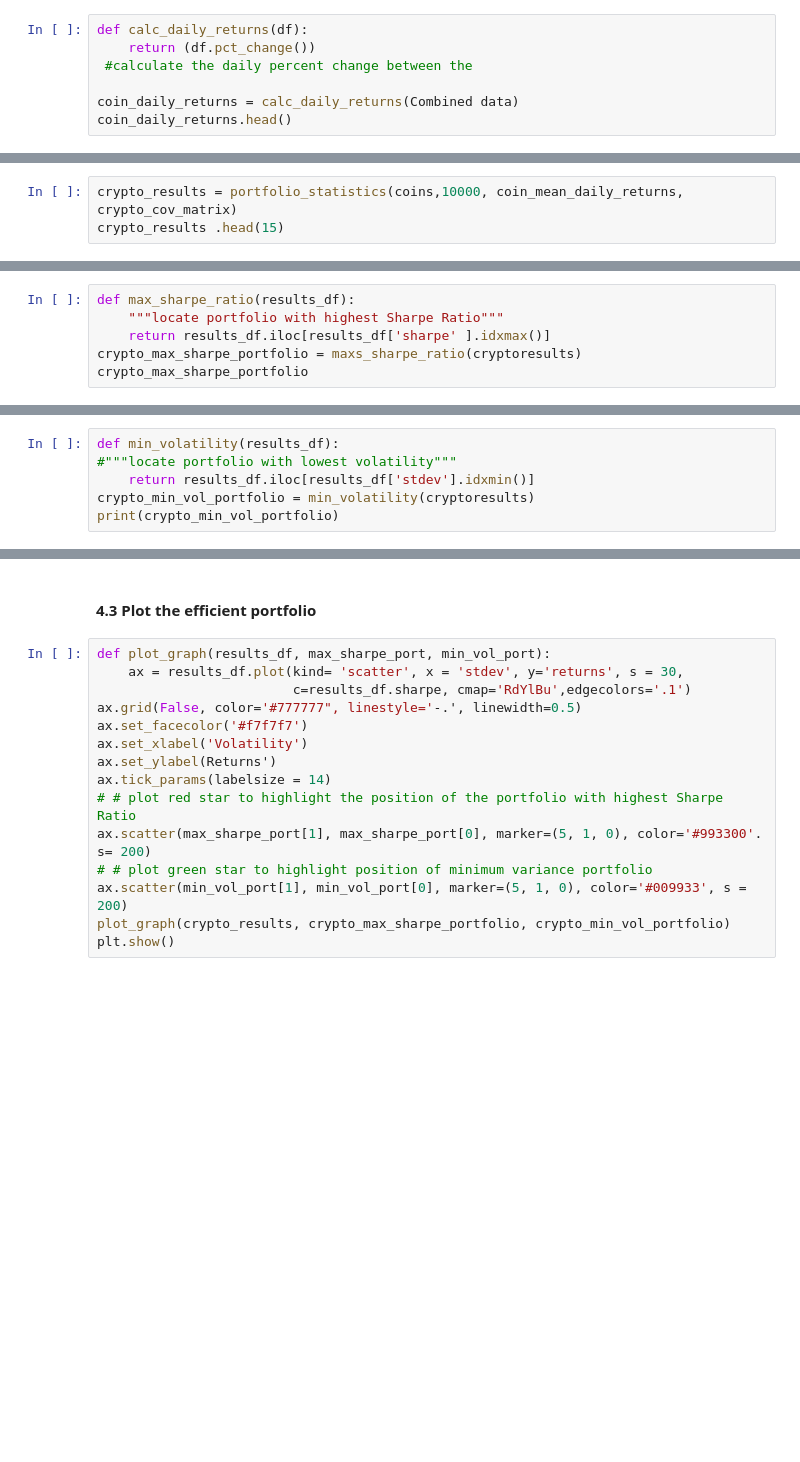
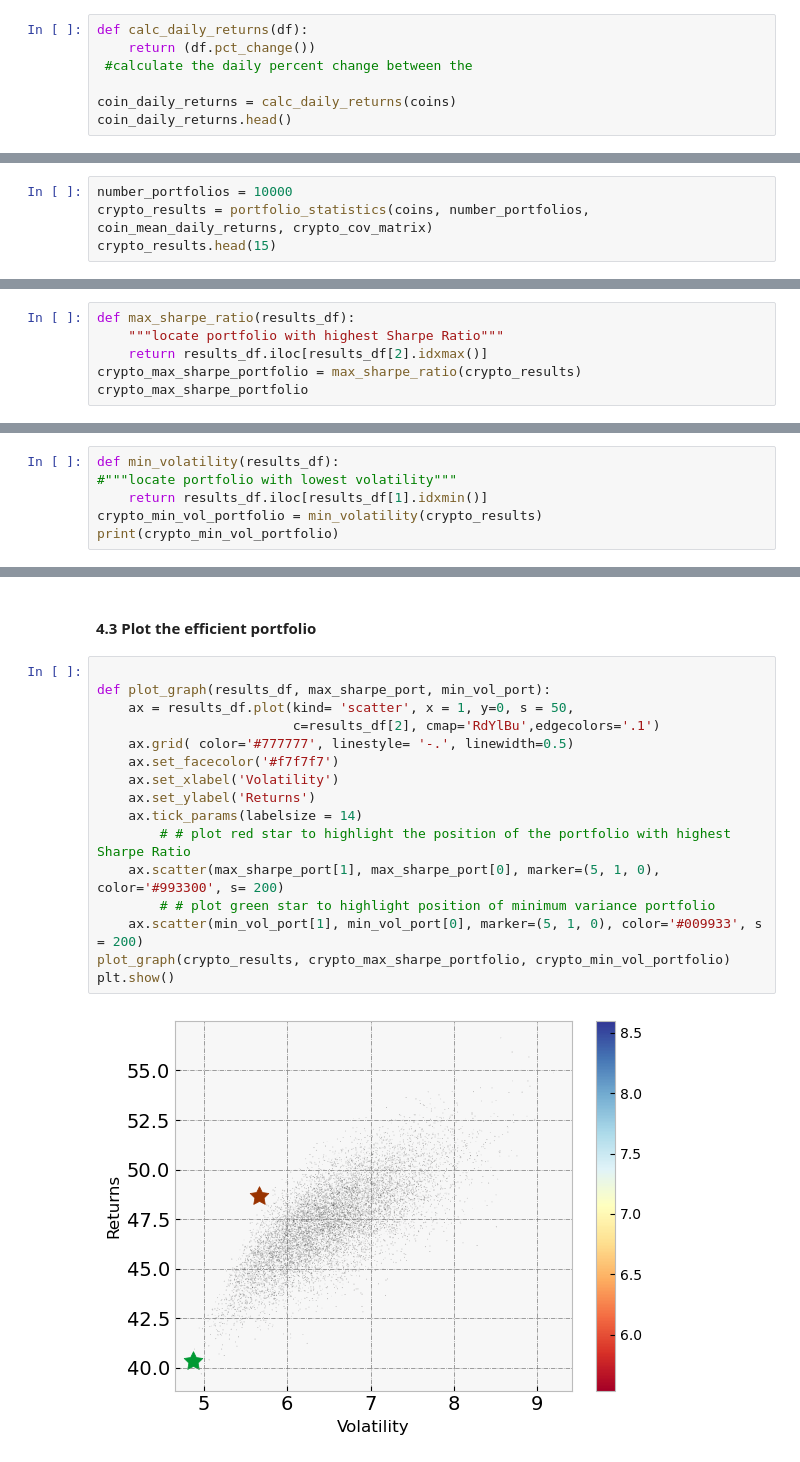
Before and after one commit to yyin422/fall23-5700-group-3, a Jupyter notebook: HW2/5700_HW_2.ipynb, the cells around one changed output, grey strips where cells are left out. Cells and saved outputs as stored; diff of their text form; blank space fills up the shorter version.

```diff
--- a/HW2/5700_HW_2.ipynb
+++ b/HW2/5700_HW_2.ipynb
@@ -165,5 +161,5 @@ def calc_daily_returns(df):
     return (df.pct_change())
  #calculate the daily percent change between the
 
-coin_daily_returns = calc_daily_returns(Combined data)
+coin_daily_returns = calc_daily_returns(coins)
 coin_daily_returns.head()
@@ -208,3 +244,4 @@ return (results_df)
 # %%
-crypto_results = portfolio_statistics(coins,10000, coin_mean_daily_returns, crypto_cov_matrix)
-crypto_results .head(15)
+number_portfolios = 10000
+crypto_results = portfolio_statistics(coins, number_portfolios, coin_mean_daily_returns, crypto_cov_matrix)
+crypto_results.head(15)
@@ -216,6 +272,6 @@ The percentages returned from the best portfolio search represent the total asse
 # %%
 def max_sharpe_ratio(results_df):
     """locate portfolio with highest Sharpe Ratio"""
-    return results_df.iloc[results_df['sharpe' ].idxmax()]
-crypto_max_sharpe_portfolio = maxs_sharpe_ratio(cryptoresults)
+    return results_df.iloc[results_df[2].idxmax()]
+crypto_max_sharpe_portfolio = max_sharpe_ratio(crypto_results)
 crypto_max_sharpe_portfolio
@@ -224,6 +293,6 @@ crypto_max_sharpe_portfolio
 # %%
 def min_volatility(results_df):
 #"""locate portfolio with lowest volatility"""
-    return results_df.iloc[results_df['stdev'].idxmin()]
-crypto_min_vol_portfolio = min_volatility(cryptoresults)
+    return results_df.iloc[results_df[1].idxmin()]
+crypto_min_vol_portfolio = min_volatility(crypto_results)
 print(crypto_min_vol_portfolio)
@@ -230,17 +312,20 @@ print(crypto_min_vol_portfolio)
 # %% [markdown]
 #### 4.3 Plot the efficient portfolio
 # %%
+
 def plot_graph(results_df, max_sharpe_port, min_vol_port):
-    ax = results_df.plot(kind= 'scatter', x = 'stdev', y='returns', s = 30,
-                         c=results_df.sharpe, cmap='RdYlBu',edgecolors='.1')
-ax.grid(False, color='#777777", linestyle='-.', linewidth=0.5)
-ax.set_facecolor('#f7f7f7')
-ax.set_xlabel('Volatility')
-ax.set_ylabel(Returns')
-ax.tick_params(labelsize = 14)
-# # plot red star to highlight the position of the portfolio with highest Sharpe Ratio
-ax.scatter(max_sharpe_port[1], max_sharpe_port[0], marker=(5, 1, 0), color='#993300'. s= 200)
-# # plot green star to highlight position of minimum variance portfolio
-ax.scatter(min_vol_port[1], min_vol_port[0], marker=(5, 1, 0), color='#009933', s = 200)
+    ax = results_df.plot(kind= 'scatter', x = 1, y=0, s = 50,
+                         c=results_df[2], cmap='RdYlBu',edgecolors='.1')
+    ax.grid( color='#777777', linestyle= '-.', linewidth=0.5)
+    ax.set_facecolor('#f7f7f7')
+    ax.set_xlabel('Volatility')
+    ax.set_ylabel('Returns')
+    ax.tick_params(labelsize = 14)
+        # # plot red star to highlight the position of the portfolio with highest Sharpe Ratio
+    ax.scatter(max_sharpe_port[1], max_sharpe_port[0], marker=(5, 1, 0), color='#993300', s= 200)
+        # # plot green star to highlight position of minimum variance portfolio
+    ax.scatter(min_vol_port[1], min_vol_port[0], marker=(5, 1, 0), color='#009933', s = 200)
 plot_graph(crypto_results, crypto_max_sharpe_portfolio, crypto_min_vol_portfolio)
 plt.show()
+# %% [output]
+[figure, added]
```
Also changed, not shown: parts of 10 cells of this notebook, 2 other files.
